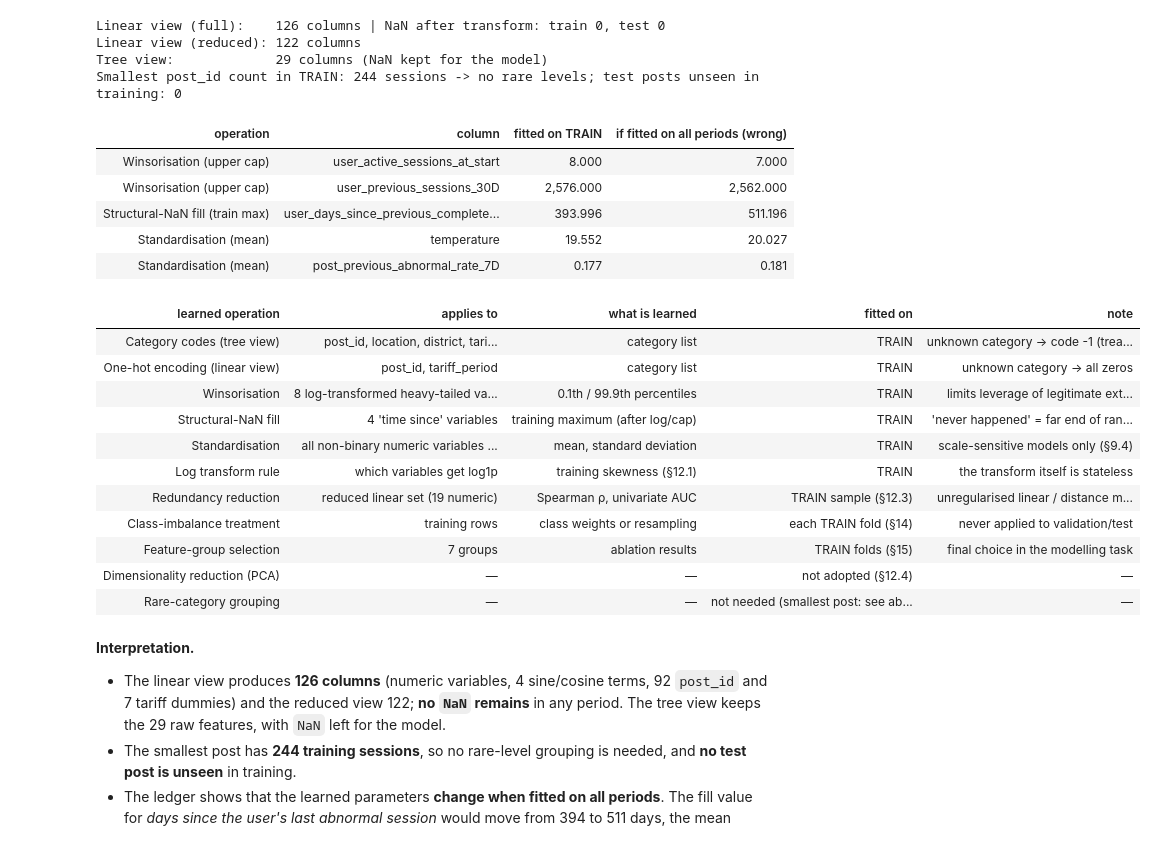
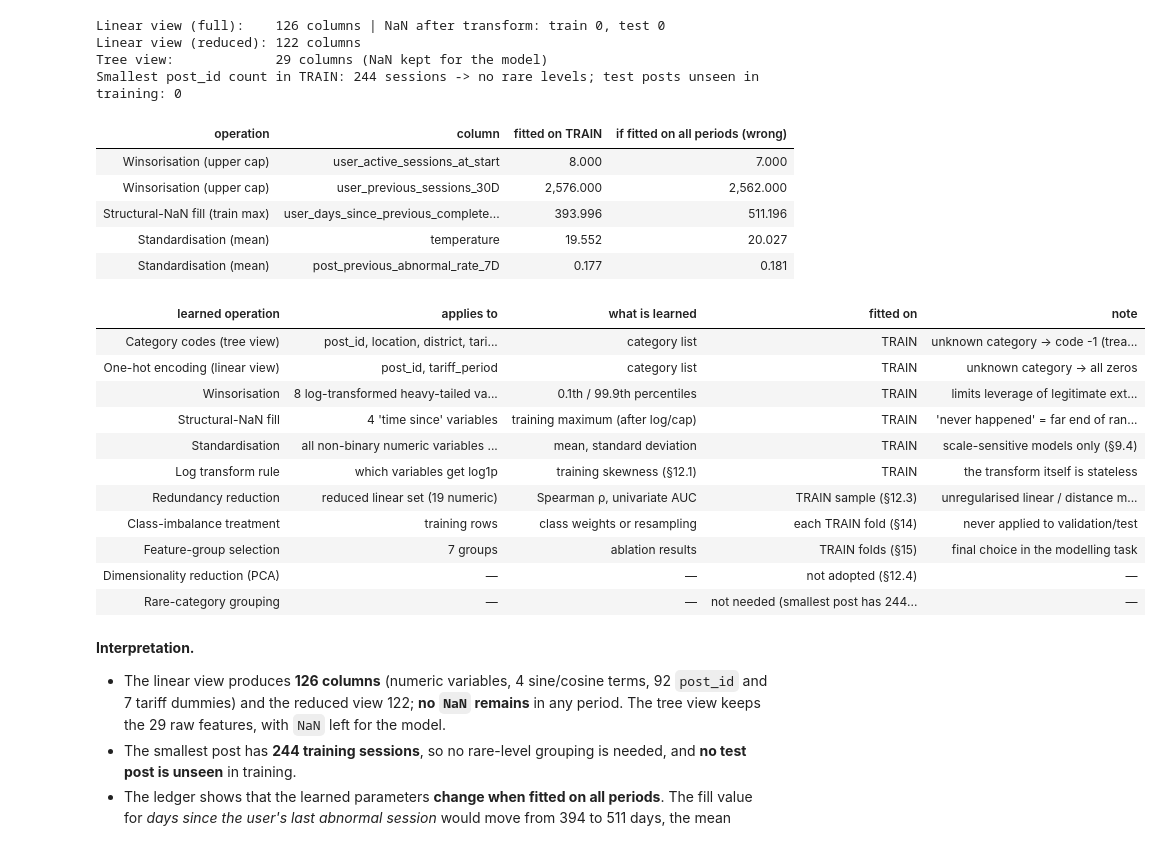
Before and after one commit to AmirMasnavi/MINDD, a Jupyter notebook: TP1_Task1_Data_Understanding_and_Preparation.ipynb, the cells around one changed output. Drawn from its saved outputs; the diff is of its cells as text; code cells hidden in the pictures.

```diff
--- a/TP1_Task1_Data_Understanding_and_Preparation.ipynb
+++ b/TP1_Task1_Data_Understanding_and_Preparation.ipynb
@@ -2301,35 +2303,35 @@ LEDGER = pd.DataFrame([
     ("Category codes (tree view)", "post_id, location, district, tariff_period", "category list", "TRAIN", "unknown category -> code -1 (treated as missing)"),
     ("One-hot encoding (linear view)", "post_id, tariff_period", "category list", "TRAIN", "unknown category -> all zeros"),
     ("Winsorisation", "8 log-transformed heavy-tailed variables + user_active_sessions_at_start", "0.1th / 99.9th percentiles", "TRAIN", "limits leverage of legitimate extremes (§9.4)"),
     ("Structural-NaN fill", "4 'time since' variables", "training maximum (after log/cap)", "TRAIN", "'never happened' = far end of range; indicators kept (§8)"),
     ("Standardisation", "all non-binary numeric variables (linear view)", "mean, standard deviation", "TRAIN", "scale-sensitive models only (§9.4)"),
     ("Log transform rule", "which variables get log1p", "training skewness (§12.1)", "TRAIN", "the transform itself is stateless"),
     ("Redundancy reduction", "reduced linear set (19 numeric)", "Spearman ρ, univariate AUC", "TRAIN sample (§12.3)", "unregularised linear / distance models only"),
     ("Class-imbalance treatment", "training rows", "class weights or resampling", "each TRAIN fold (§14)", "never applied to validation/test"),
     ("Feature-group selection", "7 groups", "ablation results", "TRAIN folds (§15)", "final choice in the modelling task"),
     ("Dimensionality reduction (PCA)", "—", "—", "not adopted (§12.4)", "—"),
-    ("Rare-category grouping", "—", "—", "not needed (smallest post: see above)", "—"),
+    ("Rare-category grouping", "—", "—", f"not needed (smallest post has {TRAIN.post_id.value_counts().min():,} training sessions)", "—"),
 ], columns=["learned operation", "applies to", "what is learned", "fitted on", "note"])
 display(LEDGER.style.hide(axis="index"))
 # %% [output]
 | operation | column | fitted on TRAIN | if fitted on all periods (wrong) |
 | Winsorisation (upper cap) | user_active_sessions_at_start | 8.000 | 7.000 |
 | Winsorisation (upper cap) | user_previous_sessions_30D | 2,576.000 | 2,562.000 |
 | Structural-NaN fill (train max) | user_days_since_previous_complete... | 393.996 | 511.196 |
 | Standardisation (mean) | temperature | 19.552 | 20.027 |
 | Standardisation (mean) | post_previous_abnormal_rate_7D | 0.177 | 0.181 |
 | learned operation | applies to | what is learned | fitted on | note |
 | Category codes (tree view) | post_id, location, district, tari... | category list | TRAIN | unknown category -> code -1 (trea... |
 | One-hot encoding (linear view) | post_id, tariff_period | category list | TRAIN | unknown category -> all zeros |
 | Winsorisation | 8 log-transformed heavy-tailed va... | 0.1th / 99.9th percentiles | TRAIN | limits leverage of legitimate ext... |
 | Structural-NaN fill | 4 'time since' variables | training maximum (after log/cap) | TRAIN | 'never happened' = far end of ran... |
 | Standardisation | all non-binary numeric variables ... | mean, standard deviation | TRAIN | scale-sensitive models only (§9.4) |
 | Log transform rule | which variables get log1p | training skewness (§12.1) | TRAIN | the transform itself is stateless |
 | Redundancy reduction | reduced linear set (19 numeric) | Spearman ρ, univariate AUC | TRAIN sample (§12.3) | unregularised linear / distance m... |
 | Class-imbalance treatment | training rows | class weights or resampling | each TRAIN fold (§14) | never applied to validation/test |
 | Feature-group selection | 7 groups | ablation results | TRAIN folds (§15) | final choice in the modelling task |
 | Dimensionality reduction (PCA) | — | — | not adopted (§12.4) | — |
-| Rare-category grouping | — | — | not needed (smallest post: see ab... | — |
+| Rare-category grouping | — | — | not needed (smallest post has 244... | — |
 # %% [markdown]
 **Interpretation.**
 * The linear view produces **126 columns** (numeric variables, 4 sine/cosine terms, 92 `post_id` and 7 tariff dummies) and the reduced view 122; **no `NaN` remains** in any period. The tree view keeps the 29 raw features, with `NaN` left for the model.
```
Also changed, not shown: parts of 13 cells of this notebook, 5 other files.
